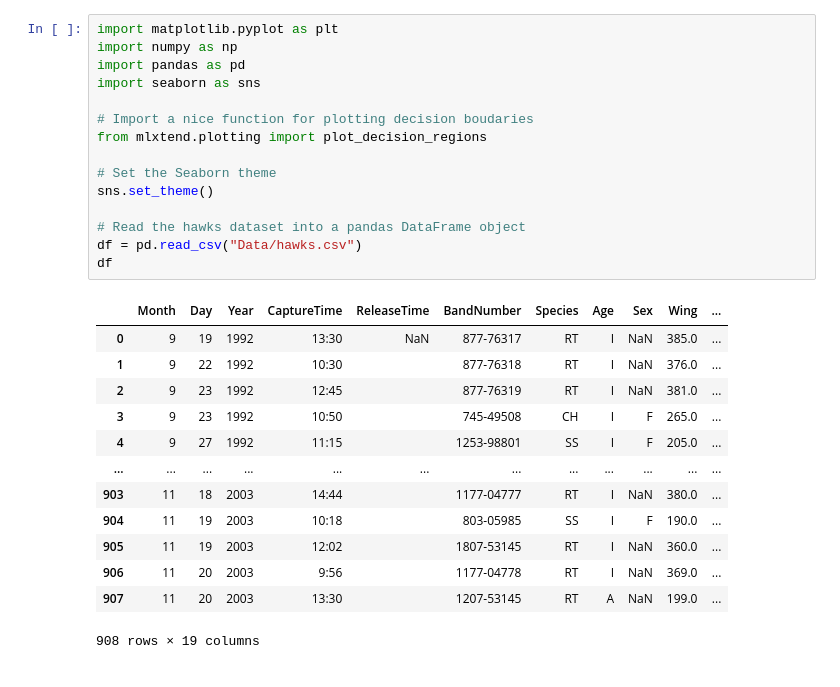
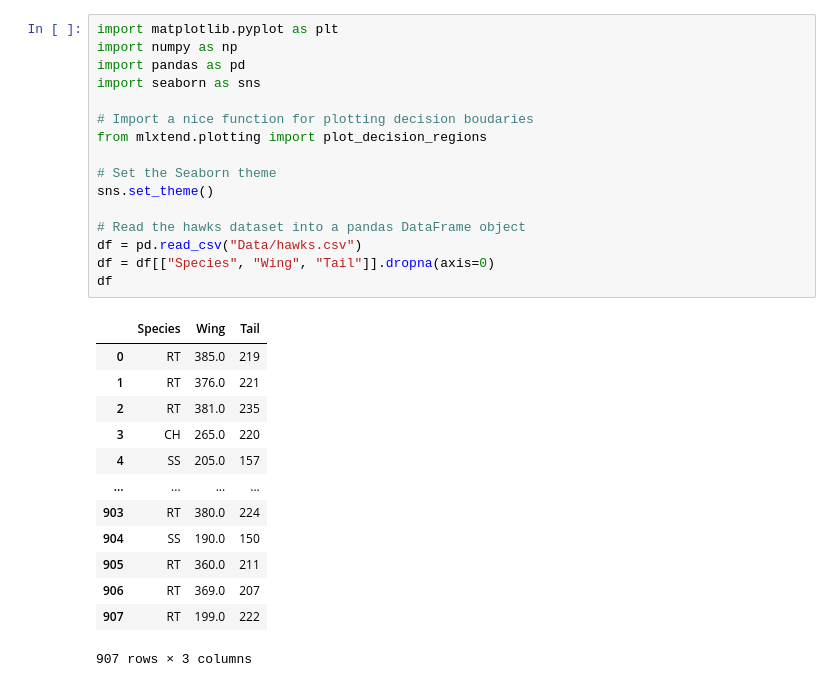
Before and after one commit to kary5678/INDE-577, a Jupyter notebook: supervised-learning/perceptron/perceptron.ipynb, the cells around one changed output. Saved outputs shown, nothing was run; the diff lists cells and outputs as text.

```diff
--- a/supervised-learning/perceptron/perceptron.ipynb
+++ b/supervised-learning/perceptron/perceptron.ipynb
@@ -1,29 +5,30 @@
 # %%
 import matplotlib.pyplot as plt
 import numpy as np
 import pandas as pd
 import seaborn as sns
 
 # Import a nice function for plotting decision boudaries
 from mlxtend.plotting import plot_decision_regions
 
 # Set the Seaborn theme
 sns.set_theme()
 
 # Read the hawks dataset into a pandas DataFrame object
 df = pd.read_csv("Data/hawks.csv")
+df = df[["Species", "Wing", "Tail"]].dropna(axis=0)
 df
 # %% [output]
-|  | Month | Day | Year | CaptureTime | ReleaseTime | BandNumber | Species | Age | Sex | Wing | ... |
-| 0 | 9 | 19 | 1992 | 13:30 | NaN | 877-76317 | RT | I | NaN | 385.0 | ... |
-| 1 | 9 | 22 | 1992 | 10:30 |  | 877-76318 | RT | I | NaN | 376.0 | ... |
-| 2 | 9 | 23 | 1992 | 12:45 |  | 877-76319 | RT | I | NaN | 381.0 | ... |
-| 3 | 9 | 23 | 1992 | 10:50 |  | 745-49508 | CH | I | F | 265.0 | ... |
-| 4 | 9 | 27 | 1992 | 11:15 |  | 1253-98801 | SS | I | F | 205.0 | ... |
-| ... | ... | ... | ... | ... | ... | ... | ... | ... | ... | ... | ... |
-| 903 | 11 | 18 | 2003 | 14:44 |  | 1177-04777 | RT | I | NaN | 380.0 | ... |
-| 904 | 11 | 19 | 2003 | 10:18 |  | 803-05985 | SS | I | F | 190.0 | ... |
-| 905 | 11 | 19 | 2003 | 12:02 |  | 1807-53145 | RT | I | NaN | 360.0 | ... |
-| 906 | 11 | 20 | 2003 | 9:56 |  | 1177-04778 | RT | I | NaN | 369.0 | ... |
-| 907 | 11 | 20 | 2003 | 13:30 |  | 1207-53145 | RT | A | NaN | 199.0 | ... |
+|  | Species | Wing | Tail |
+| 0 | RT | 385.0 | 219 |
+| 1 | RT | 376.0 | 221 |
+| 2 | RT | 381.0 | 235 |
+| 3 | CH | 265.0 | 220 |
+| 4 | SS | 205.0 | 157 |
+| ... | ... | ... | ... |
+| 903 | RT | 380.0 | 224 |
+| 904 | SS | 190.0 | 150 |
+| 905 | RT | 360.0 | 211 |
+| 906 | RT | 369.0 | 207 |
+| 907 | RT | 199.0 | 222 |
-908 rows × 19 columns
+907 rows × 3 columns
```
Also changed, not shown: parts of 8 cells of this notebook.
